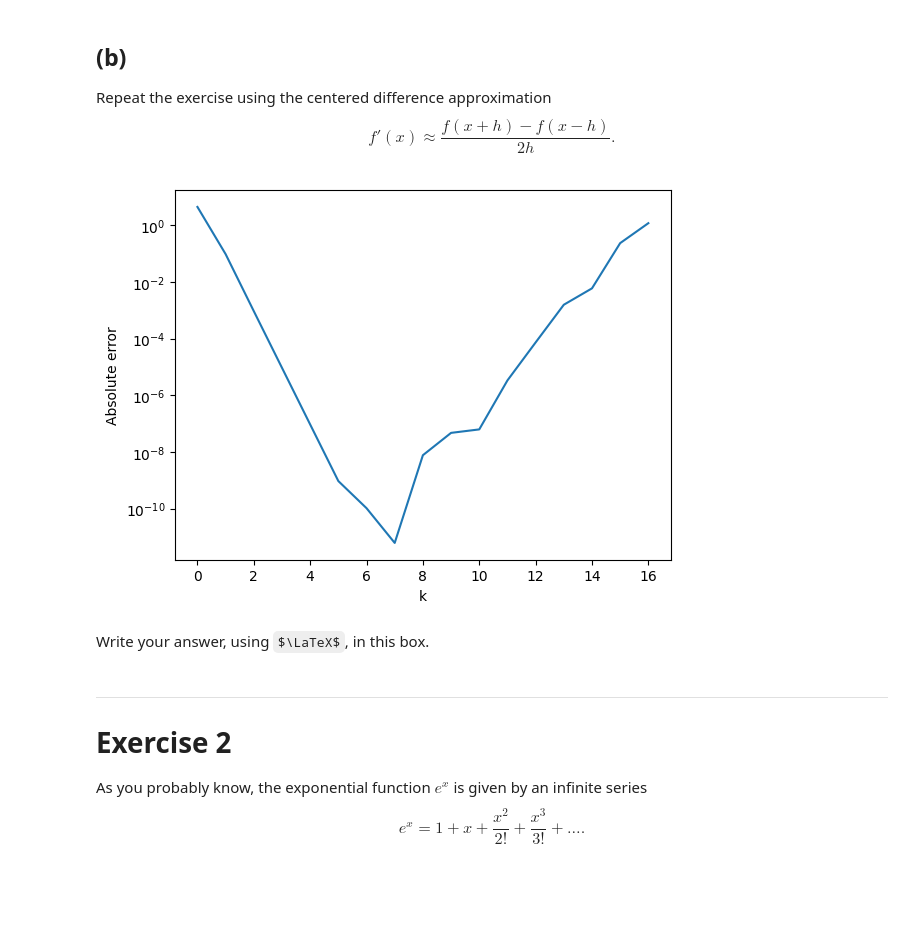
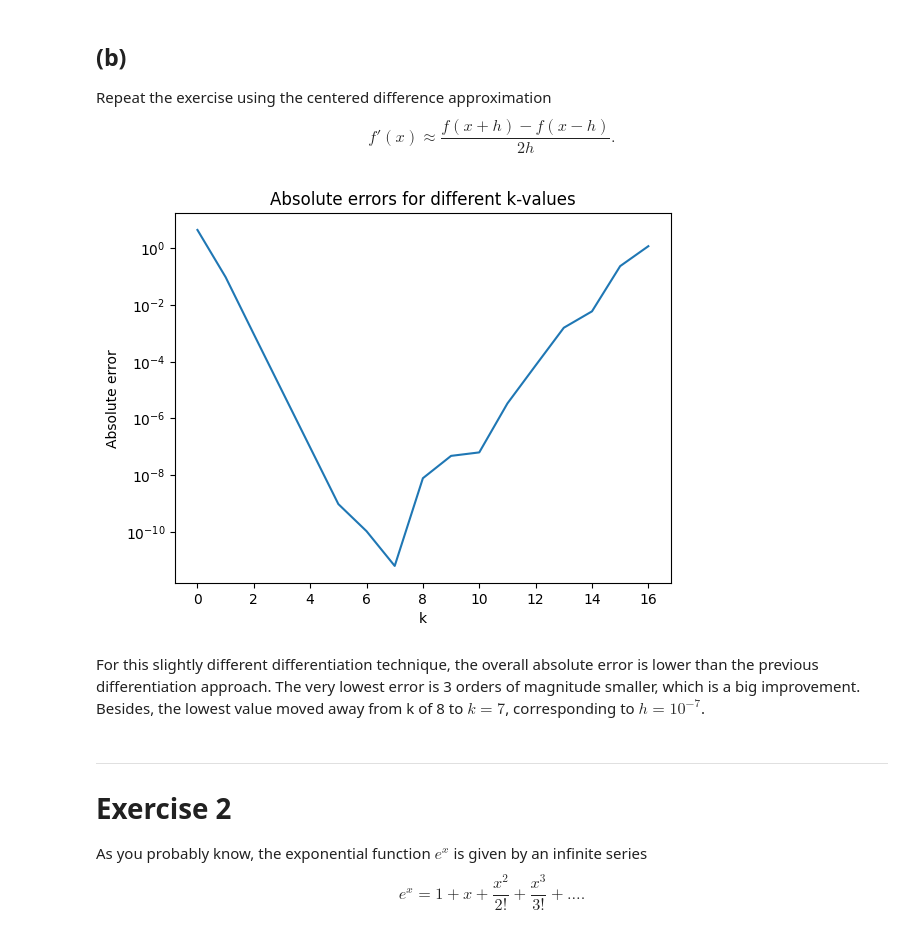
Before and after one commit to koenweverink/numericalAlgorithms, a Jupyter notebook: hw1_2023.ipynb, the cells around one changed output. Drawn from its saved outputs; the diff is of its cells as text; code cells hidden in the pictures; some formulas as TeX source; blank space fills up the shorter version.

```diff
--- a/hw1_2023.ipynb
+++ b/hw1_2023.ipynb
@@ -139,26 +147,30 @@ Write your answer, using $\LaTeX$, in this box.
 Repeat the exercise using the centered difference approximation
 $$ f'(x) \approx \frac{f(x+h) - f(x-h)}{2h} .$$
 # %%
+# Define the new differentiate function
 def differentiate_b(function, k, x):
     h = 10 ** -k
     derivative = (function(x + h) - function(x - h)) / (2 * h)
     return derivative
 
-
+# Parameters
 x = 1
 errors = []
 ks = range(17)
 for k in ks:
+    # Calculate absolute difference
     errors.append(abs(differentiate_b(function, k, x) - derivative(x)))
 
+# Create a plot to visualize the absolute errors for different values of k
 plt.plot(ks, errors)
+plt.title('Absolute errors for different k-values')
 plt.xlabel("k")
 plt.ylabel("Absolute error")
 plt.yscale('log')
 # %% [output]
-[figure, old version]
+[figure, new version]
 # %% [markdown]
-Write your answer, using $\LaTeX$, in this box.
+For this slightly different differentiation technique, the overall absolute error is lower than the previous differentiation approach. The very lowest error is 3 orders of magnitude smaller, which is a big improvement. Besides, the lowest value moved away from k of 8 to $k=7$, corresponding to $h=10^{-7}$.
 # %% [markdown]
 -----
 # Exercise 2
```
Also changed, not shown: parts of 8 cells of this notebook.
